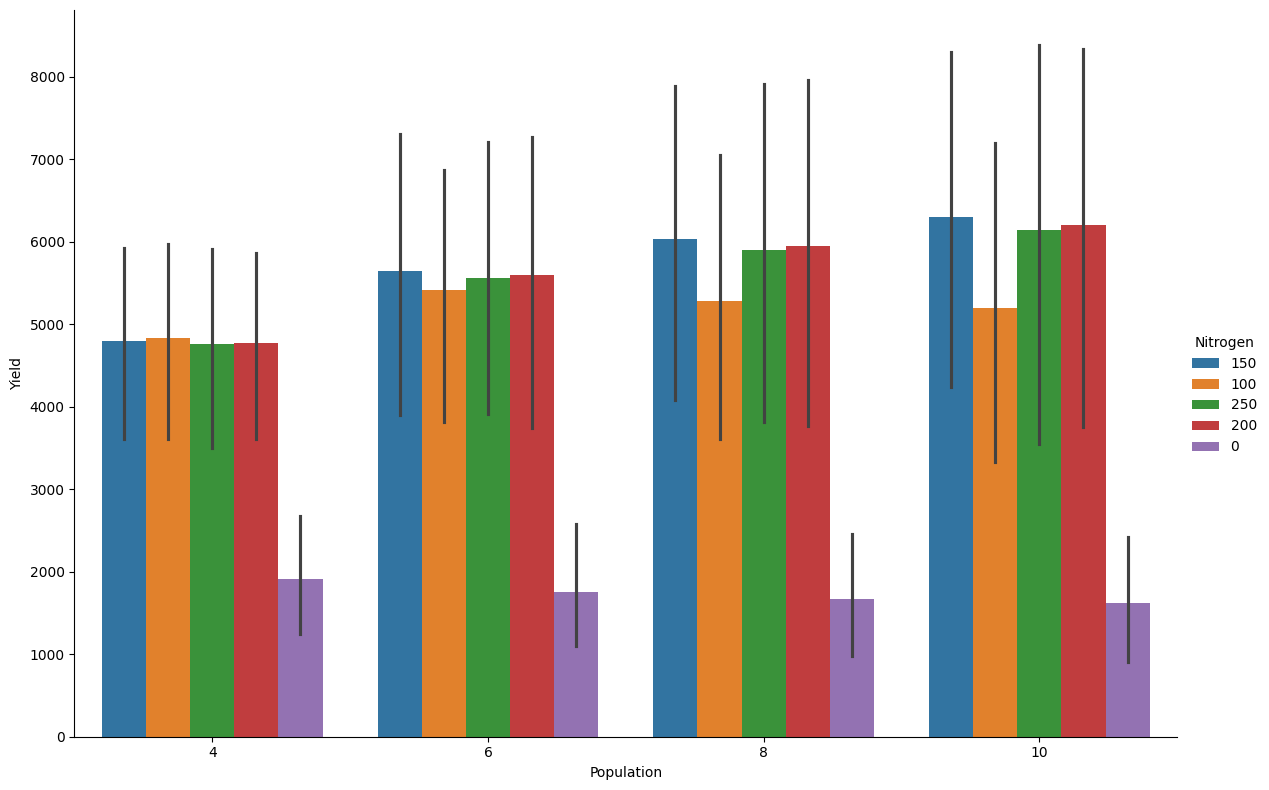
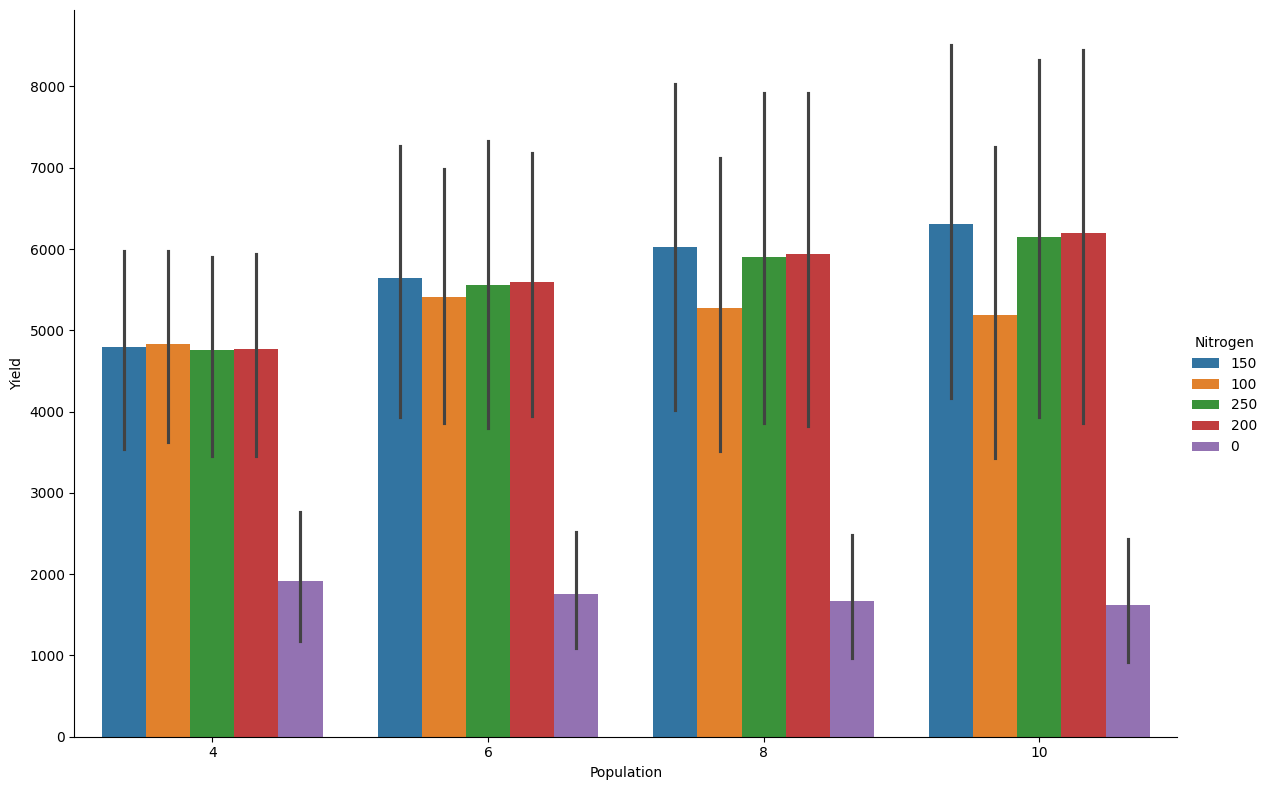
The notebook cell's code change between the first figure and the second:
--- before
+++ after
@@ -1 +1,2 @@
 model.cat_plot(table = 'Report', y='Yield', x= 'Population', kind = 'bar', hue= 'Nitrogen', height=8, aspect=1.5)
+plt.savefig(dir_p/'bar_plots_no_hue.png', dpi=600)

Commit: docs